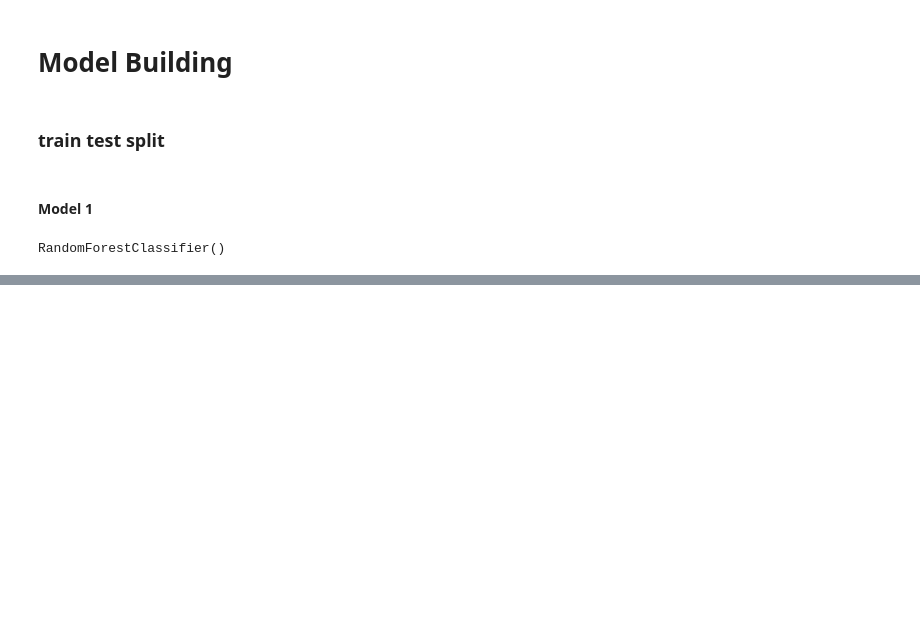
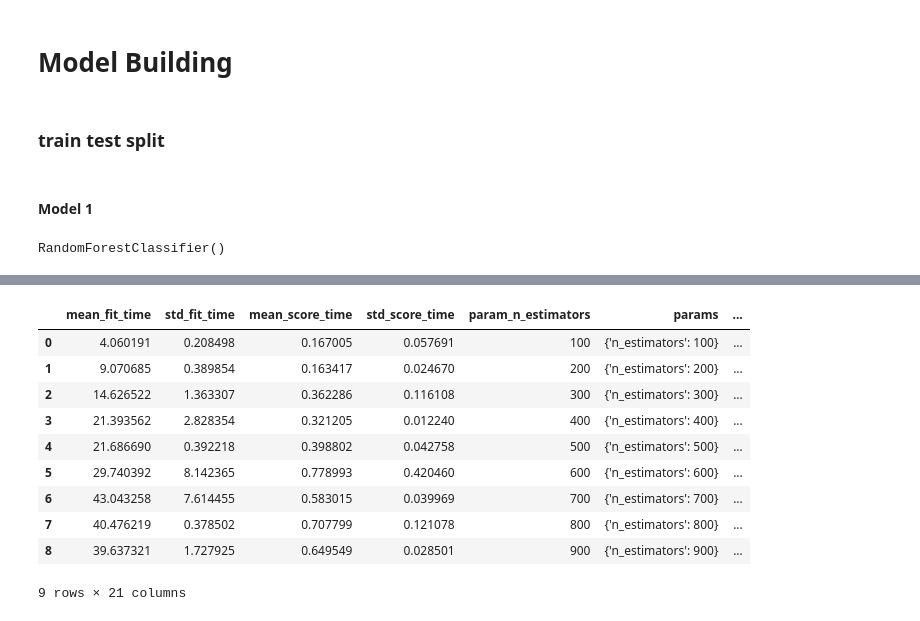
Before and after one commit to chauhan315/Classification, a Jupyter notebook: Credit Card-Random Forest/Random_Forest_Credit_Fraud.ipynb, the cells around one changed output, grey strips where cells are left out. Saved outputs shown, nothing was run; the diff lists cells and outputs as text; code cells hidden in the pictures; blank space fills up the shorter version.

```diff
--- a/Credit Card-Random Forest/Random_Forest_Credit_Fraud.ipynb
+++ b/Credit Card-Random Forest/Random_Forest_Credit_Fraud.ipynb
@@ -104,0 +171,15 @@ accuracy_score(y_test, predictions)
+# %%
+sc_df = pd.DataFrame(rf.cv_results_)
+sc_df
+# %% [output]
+|  | mean_fit_time | std_fit_time | mean_score_time | std_score_time | param_n_estimators | params | ... |
+| 0 | 4.060191 | 0.208498 | 0.167005 | 0.057691 | 100 | {'n_estimators': 100} | ... |
+| 1 | 9.070685 | 0.389854 | 0.163417 | 0.024670 | 200 | {'n_estimators': 200} | ... |
+| 2 | 14.626522 | 1.363307 | 0.362286 | 0.116108 | 300 | {'n_estimators': 300} | ... |
+| 3 | 21.393562 | 2.828354 | 0.321205 | 0.012240 | 400 | {'n_estimators': 400} | ... |
+| 4 | 21.686690 | 0.392218 | 0.398802 | 0.042758 | 500 | {'n_estimators': 500} | ... |
+| 5 | 29.740392 | 8.142365 | 0.778993 | 0.420460 | 600 | {'n_estimators': 600} | ... |
+| 6 | 43.043258 | 7.614455 | 0.583015 | 0.039969 | 700 | {'n_estimators': 700} | ... |
+| 7 | 40.476219 | 0.378502 | 0.707799 | 0.121078 | 800 | {'n_estimators': 800} | ... |
+| 8 | 39.637321 | 1.727925 | 0.649549 | 0.028501 | 900 | {'n_estimators': 900} | ... |
+9 rows × 21 columns
```
Also changed, not shown: parts of 20 cells of this notebook.
